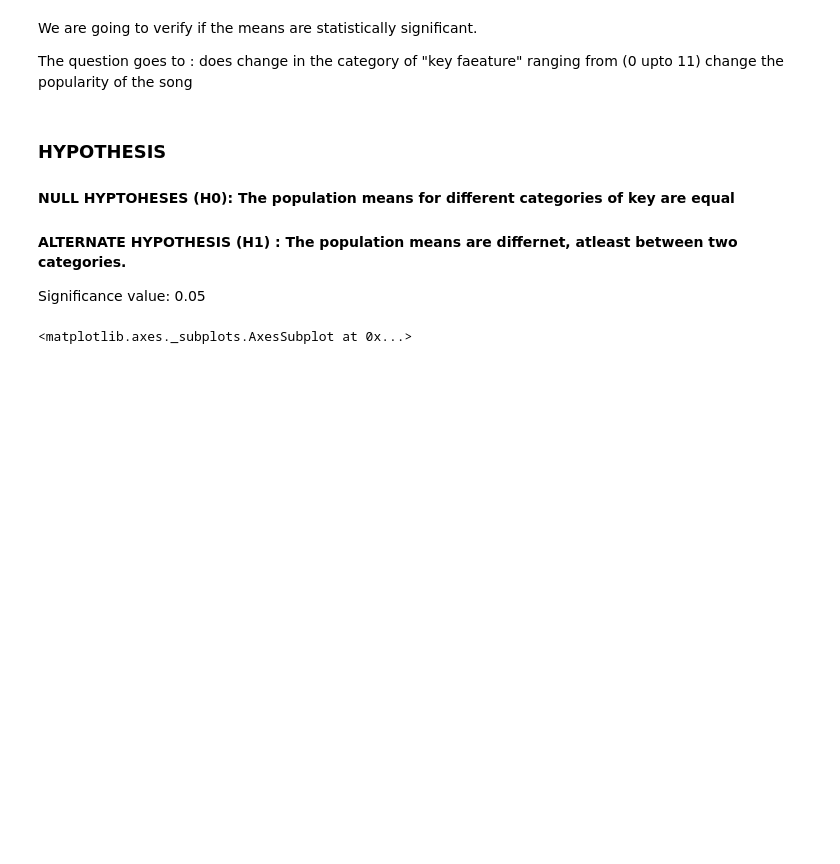
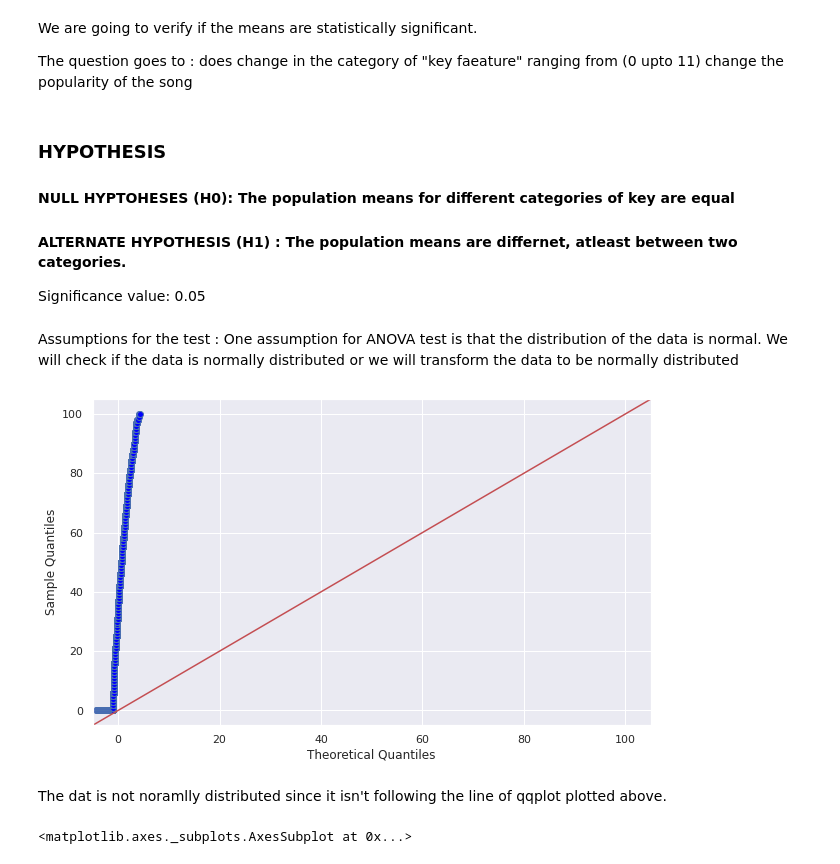
Before and after one commit to abhi-11nav/Spotify-data-Analysis, a Jupyter notebook: Spotify_Music_Analysis.ipynb, the cells around one changed output. Drawn from its saved outputs; the diff is of its cells as text; code cells hidden in the pictures; blank space fills up the shorter version.

```diff
--- a/Spotify_Music_Analysis.ipynb
+++ b/Spotify_Music_Analysis.ipynb
@@ -495,6 +523,20 @@ The question goes to : does change in the category of "key faeature" ranging fro
 #### ALTERNATE HYPOTHESIS (H1) : The population means are differnet, atleast between two categories.
 
 Significance value:  0.05
+# %% [markdown]
+Assumptions for the test : One assumption for ANOVA test is that the distribution of the data is normal. We will check if the data is normally distributed or we will transform the data to be normally distributed
+# %%
+# Library imports for qqplots and other visualisations
+
+import statsmodels.api as sm
+import pylab
+
+sm.qqplot(data["popularity"], line='45')
+pylab.show()
+# %% [output]
+[figure, added]
+# %% [markdown]
+The dat is not noramlly distributed since it isn't following the line of qqplot plotted above.
 # %%
 # Applying log transformation to the data to make it normally distributed
 
```
Also changed, not shown: parts of 15 cells of this notebook.
